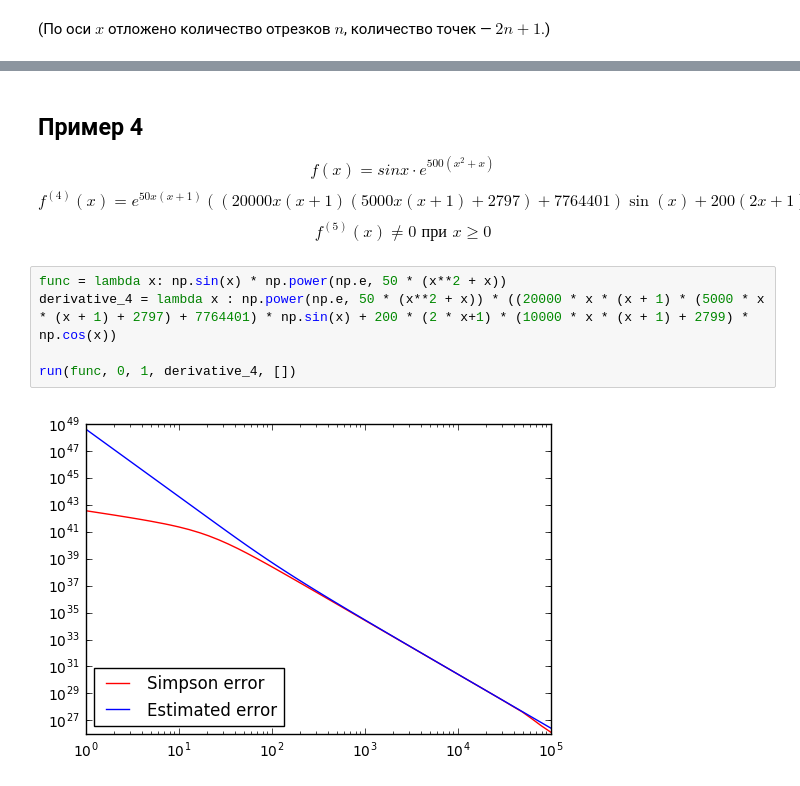
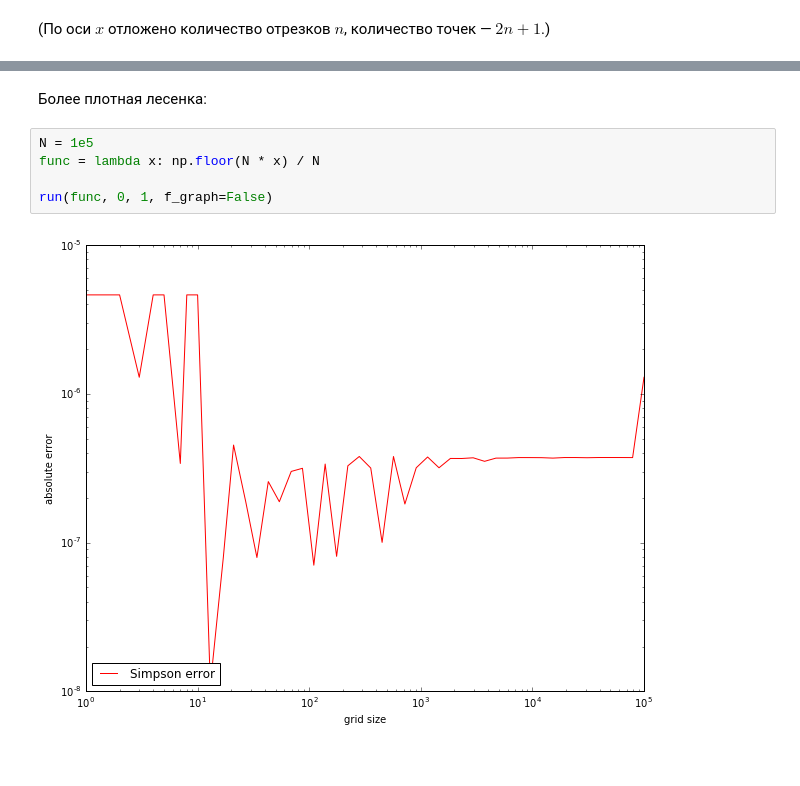
Before and after one commit to iskhakovt/numeric, a Jupyter notebook: coursework/integral.ipynb, the cells around one changed output, grey strips where cells are left out. Drawn from its saved outputs; the diff is of its cells as text; blank space fills up the shorter version.

```diff
--- a/coursework/integral.ipynb
+++ b/coursework/integral.ipynb
@@ -120,13 +151,9 @@ run(func, 0, 1, derivative_4, roots)
-# %% [markdown]
-## Пример 4
-
-$$f(x) = sin x \cdot e^{500 (x^2 + x)}$$
-$$f^{(4)}(x) = e^{50 x (x+1)} ((20000 x (x+1) (5000 x (x+1)+2797)+7764401) \sin(x)+200 (2 x+1) (10000 x (x+1)+2799) \cos(x))$$
-$$f^{(5)}(x) \ne 0 \text{ при } x \geq 0$$
-# %%
-func = lambda x: np.sin(x) * np.power(np.e, 50 * (x**2 + x))
-derivative_4 = lambda x : np.power(np.e, 50 * (x**2 + x)) * ((20000 * x * (x + 1) * (5000 * x * (x + 1) + 2797) + 7764401) * np.sin(x) + 200 * (2 * x+1) * (10000 * x * (x + 1) + 2799) * np.cos(x))
-
-run(func, 0, 1, derivative_4, [])
-# %% [output]
-[figure, removed]
+# %% [markdown]
+Более плотная лесенка:
+# %%
+N = 1e5
+func = lambda x: np.floor(N * x) / N
+
+run(func, 0, 1, f_graph=False)
+# %% [output]
+[figure, added]
```
Also changed, not shown: parts of 19 cells of this notebook.
